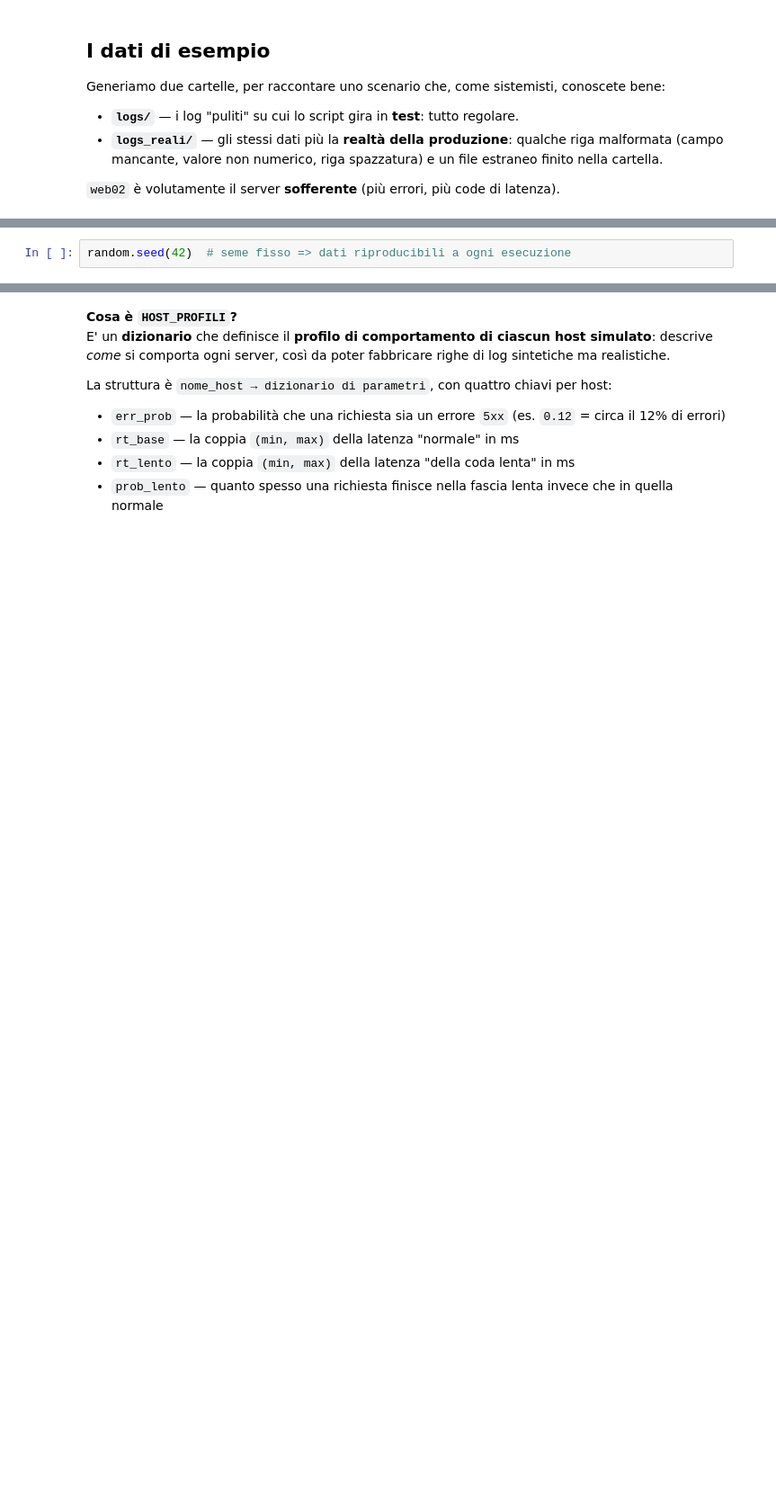
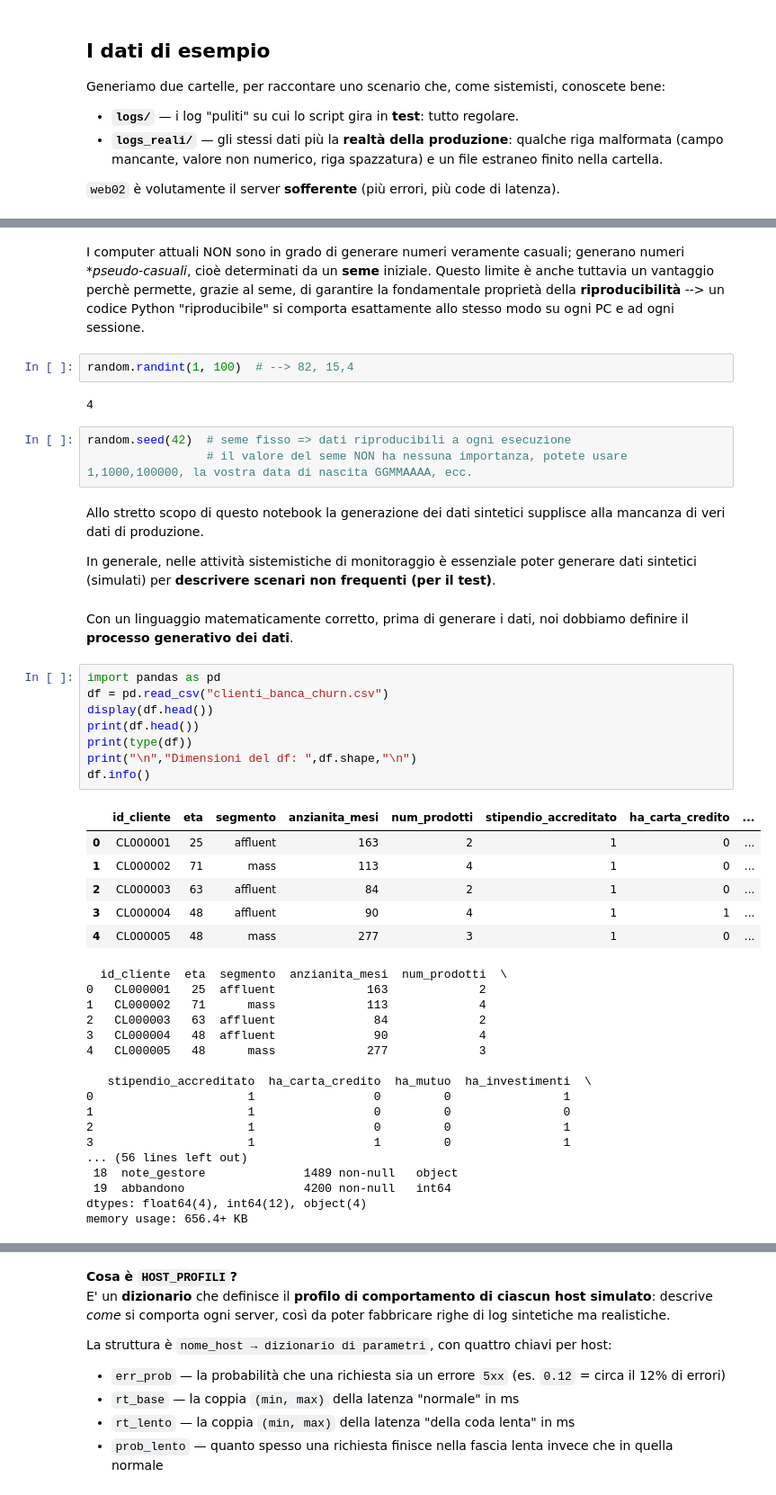
Before and after one commit to antonio-corsi/Repo-corso-Python-per-sistemisti-VTS, a Jupyter notebook: giorno1_dallo_script_allo_strumento.ipynb, the cells around one changed output, grey strips where cells are left out. Shown at 90% size. Saved outputs shown, nothing was run; the diff lists cells and outputs as text; blank space fills up the shorter version.

```diff
--- a/giorno1_dallo_script_allo_strumento.ipynb
+++ b/giorno1_dallo_script_allo_strumento.ipynb
@@ -131,2 +202,47 @@ from datetime import datetime, timedelta
+# %% [markdown]
+I computer attuali NON sono in grado di generare numeri veramente casuali; generano numeri **pseudo-casuali*, cioè determinati da un **seme** iniziale. Questo limite è anche tuttavia un vantaggio perchè permette, grazie al seme, di garantire la fondamentale proprietà della **riproducibilità** --> un codice Python "riproducibile" si comporta esattamente allo stesso modo su ogni PC e ad ogni sessione.
+# %%
+random.randint(1, 100)  # --> 82, 15,4
+# %% [output]
+4
 # %%
 random.seed(42)  # seme fisso => dati riproducibili a ogni esecuzione
+                 # il valore del seme NON ha nessuna importanza, potete usare 1,1000,100000, la vostra data di nascita GGMMAAAA, ecc.
+# %% [markdown]
+Allo stretto scopo di questo notebook la generazione dei dati sintetici supplisce alla mancanza di veri dati di produzione.
+
+In generale, nelle attività sistemistiche di monitoraggio è essenziale poter generare dati sintetici (simulati) per **descrivere scenari non frequenti (per il test)**.
+# %% [markdown]
+Con un linguaggio matematicamente corretto, prima di generare i dati, noi dobbiamo definire il **processo generativo dei dati**.
+# %%
+import pandas as pd
+df = pd.read_csv("clienti_banca_churn.csv")
+display(df.head())
+print(df.head())
+print(type(df))
+print("\n","Dimensioni del df: ",df.shape,"\n")
+df.info()
+# %% [output]
+|  | id_cliente | eta | segmento | anzianita_mesi | num_prodotti | stipendio_accreditato | ha_carta_credito | ... |
+| 0 | CL000001 | 25 | affluent | 163 | 2 | 1 | 0 | ... |
+| 1 | CL000002 | 71 | mass | 113 | 4 | 1 | 0 | ... |
+| 2 | CL000003 | 63 | affluent | 84 | 2 | 1 | 0 | ... |
+| 3 | CL000004 | 48 | affluent | 90 | 4 | 1 | 1 | ... |
+| 4 | CL000005 | 48 | mass | 277 | 3 | 1 | 0 | ... |
+  id_cliente  eta  segmento  anzianita_mesi  num_prodotti  \
+0   CL000001   25  affluent             163             2
+1   CL000002   71      mass             113             4
+2   CL000003   63  affluent              84             2
+3   CL000004   48  affluent              90             4
+4   CL000005   48      mass             277             3
+
+   stipendio_accreditato  ha_carta_credito  ha_mutuo  ha_investimenti  \
+0                      1                 0         0                1
+1                      1                 0         0                0
+2                      1                 0         0                1
+3                      1                 1         0                1
+... (56 lines left out)
+ 18  note_gestore              1489 non-null   object
+ 19  abbandono                 4200 non-null   int64
+dtypes: float64(4), int64(12), object(4)
+memory usage: 656.4+ KB
```
Also changed, not shown: parts of 68 cells of this notebook, 2 other files.
